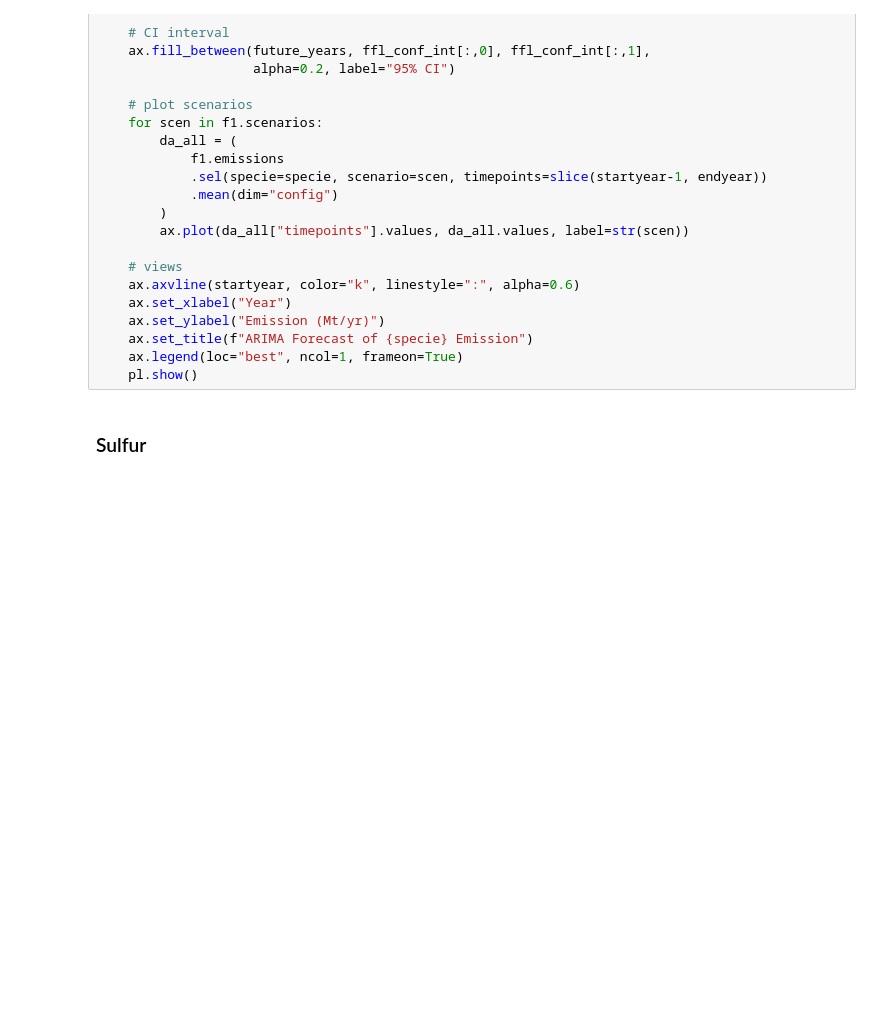
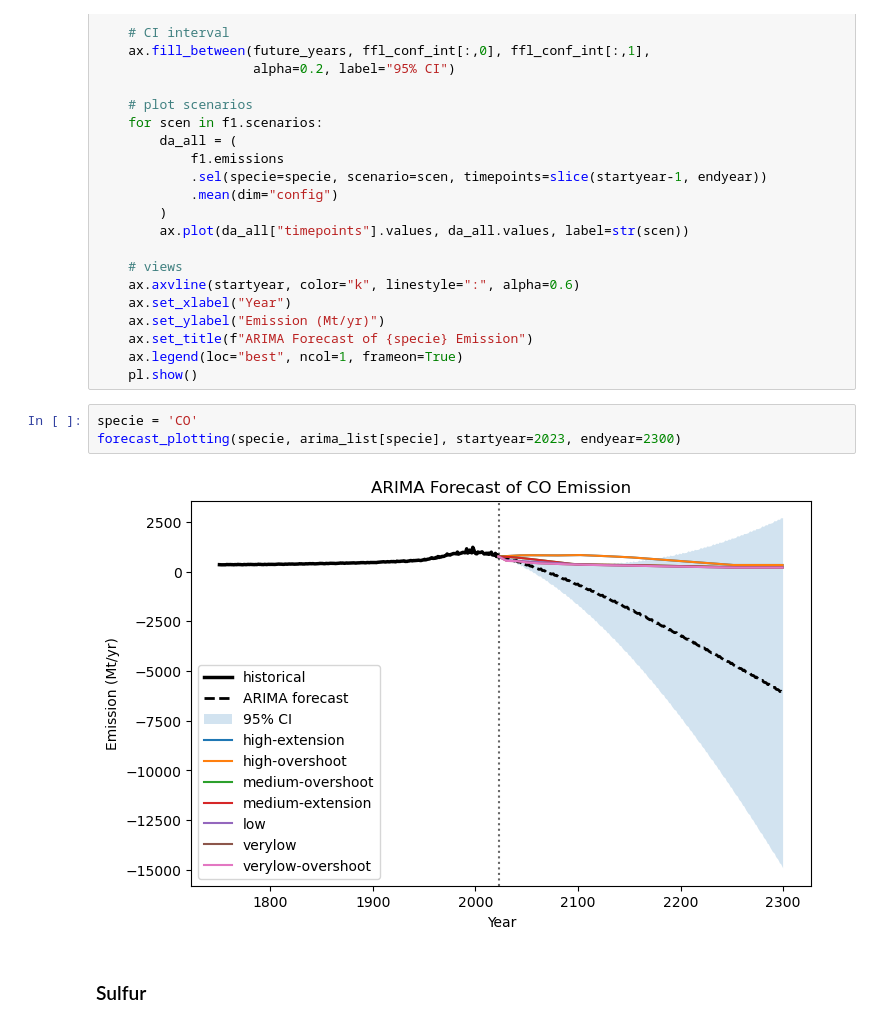
Before and after one commit to xuxingcheng/FAIR-emission-climate-model, a Jupyter notebook: ARIMA/ARIMA_Fitting_extension.ipynb, the cells around one changed output. Saved outputs shown, nothing was run; the diff lists cells and outputs as text; blank space fills up the shorter version.

```diff
--- a/ARIMA/ARIMA_Fitting_extension.ipynb
+++ b/ARIMA/ARIMA_Fitting_extension.ipynb
@@ -285,6 +285,11 @@ def forecast_plotting(specie, model, startyear=2015, endyear=2300):
 	ax.set_title(f"ARIMA Forecast of {specie} Emission")
 	ax.legend(loc="best", ncol=1, frameon=True)
 	pl.show()
+# %%
+specie = 'CO'
+forecast_plotting(specie, arima_list[specie], startyear=2023, endyear=2300)
+# %% [output]
+[figure, added]
 # %% [markdown]
 ### Sulfur
 # %%
```
Also changed, not shown: parts of 6 cells of this notebook, 4 other files.
